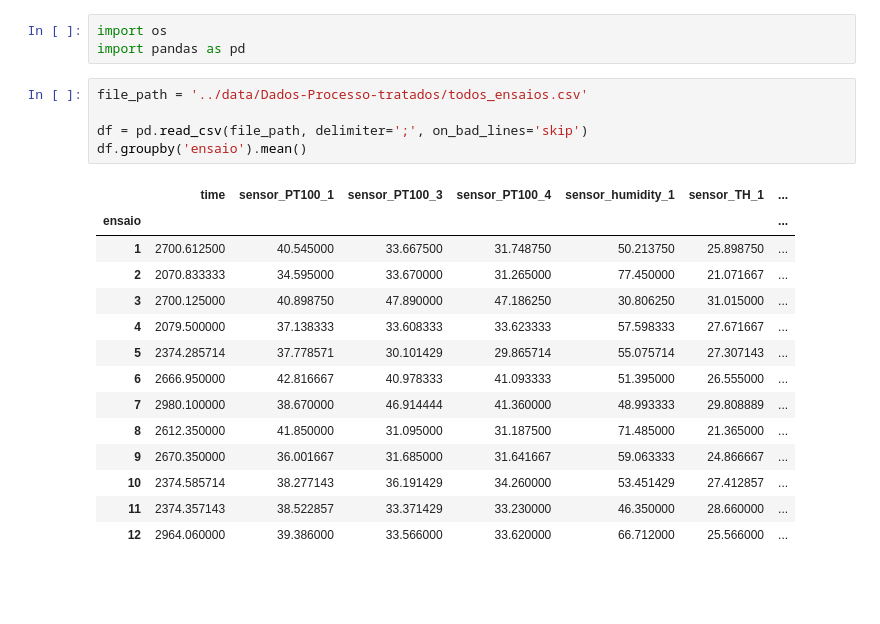
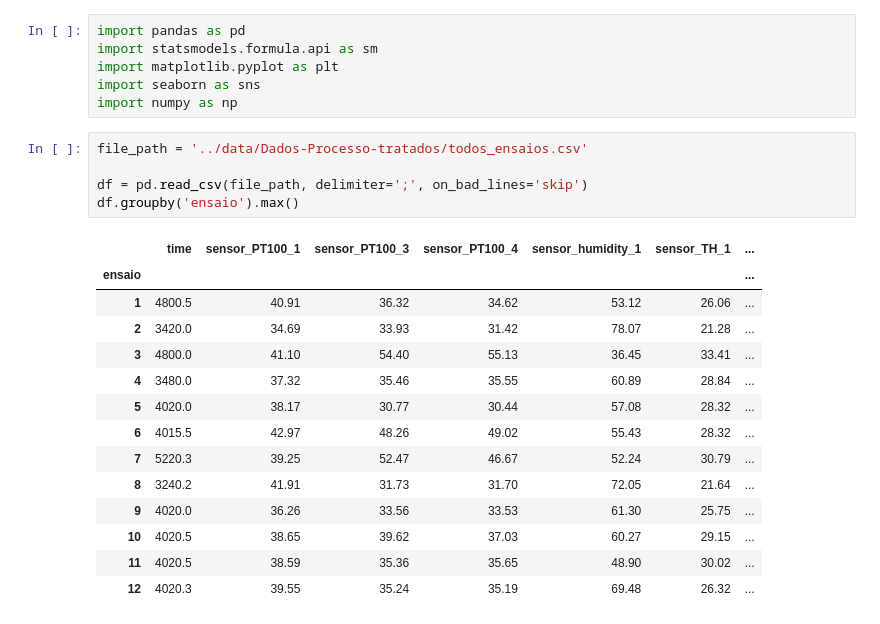
Before and after one commit to Raphael-Marchetti-Calciolari/projects-tcc-imt-2023, a Jupyter notebook: scripts/fixData.ipynb, the cells around one changed output. Cells and saved outputs as stored; diff of their text form; blank space fills up the shorter version.

```diff
--- a/scripts/fixData.ipynb
+++ b/scripts/fixData.ipynb
@@ -1,23 +1,26 @@
-# %%
-import os
-import pandas as pd
+# %%
+import pandas as pd
+import statsmodels.formula.api as sm
+import matplotlib.pyplot as plt
+import seaborn as sns
+import numpy as np
 # %%
 file_path = '../data/Dados-Processo-tratados/todos_ensaios.csv'
 
 df = pd.read_csv(file_path, delimiter=';', on_bad_lines='skip')
-df.groupby('ensaio').mean()
+df.groupby('ensaio').max()
 # %% [output]
 |  | time | sensor_PT100_1 | sensor_PT100_3 | sensor_PT100_4 | sensor_humidity_1 | sensor_TH_1 | ... |
 | ensaio |  |  |  |  |  |  | ... |
-| 1 | 2700.612500 | 40.545000 | 33.667500 | 31.748750 | 50.213750 | 25.898750 | ... |
-| 2 | 2070.833333 | 34.595000 | 33.670000 | 31.265000 | 77.450000 | 21.071667 | ... |
-| 3 | 2700.125000 | 40.898750 | 47.890000 | 47.186250 | 30.806250 | 31.015000 | ... |
-| 4 | 2079.500000 | 37.138333 | 33.608333 | 33.623333 | 57.598333 | 27.671667 | ... |
-| 5 | 2374.285714 | 37.778571 | 30.101429 | 29.865714 | 55.075714 | 27.307143 | ... |
-| 6 | 2666.950000 | 42.816667 | 40.978333 | 41.093333 | 51.395000 | 26.555000 | ... |
-| 7 | 2980.100000 | 38.670000 | 46.914444 | 41.360000 | 48.993333 | 29.808889 | ... |
-| 8 | 2612.350000 | 41.850000 | 31.095000 | 31.187500 | 71.485000 | 21.365000 | ... |
-| 9 | 2670.350000 | 36.001667 | 31.685000 | 31.641667 | 59.063333 | 24.866667 | ... |
-| 10 | 2374.585714 | 38.277143 | 36.191429 | 34.260000 | 53.451429 | 27.412857 | ... |
-| 11 | 2374.357143 | 38.522857 | 33.371429 | 33.230000 | 46.350000 | 28.660000 | ... |
-| 12 | 2964.060000 | 39.386000 | 33.566000 | 33.620000 | 66.712000 | 25.566000 | ... |
+| 1 | 4800.5 | 40.91 | 36.32 | 34.62 | 53.12 | 26.06 | ... |
+| 2 | 3420.0 | 34.69 | 33.93 | 31.42 | 78.07 | 21.28 | ... |
+| 3 | 4800.0 | 41.10 | 54.40 | 55.13 | 36.45 | 33.41 | ... |
+| 4 | 3480.0 | 37.32 | 35.46 | 35.55 | 60.89 | 28.84 | ... |
+| 5 | 4020.0 | 38.17 | 30.77 | 30.44 | 57.08 | 28.32 | ... |
+| 6 | 4015.5 | 42.97 | 48.26 | 49.02 | 55.43 | 28.32 | ... |
+| 7 | 5220.3 | 39.25 | 52.47 | 46.67 | 52.24 | 30.79 | ... |
+| 8 | 3240.2 | 41.91 | 31.73 | 31.70 | 72.05 | 21.64 | ... |
+| 9 | 4020.0 | 36.26 | 33.56 | 33.53 | 61.30 | 25.75 | ... |
+| 10 | 4020.5 | 38.65 | 39.62 | 37.03 | 60.27 | 29.15 | ... |
+| 11 | 4020.5 | 38.59 | 35.36 | 35.65 | 48.90 | 30.02 | ... |
+| 12 | 4020.3 | 39.55 | 35.24 | 35.19 | 69.48 | 26.32 | ... |
```
Also changed, not shown: parts of 5 cells of this notebook.
